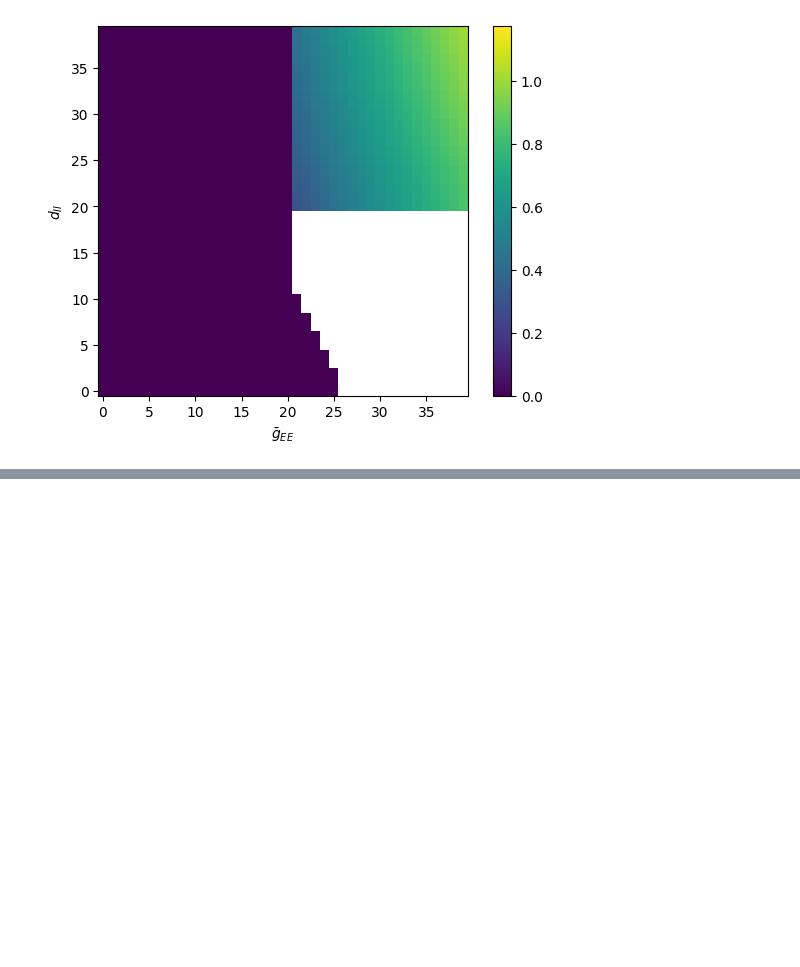
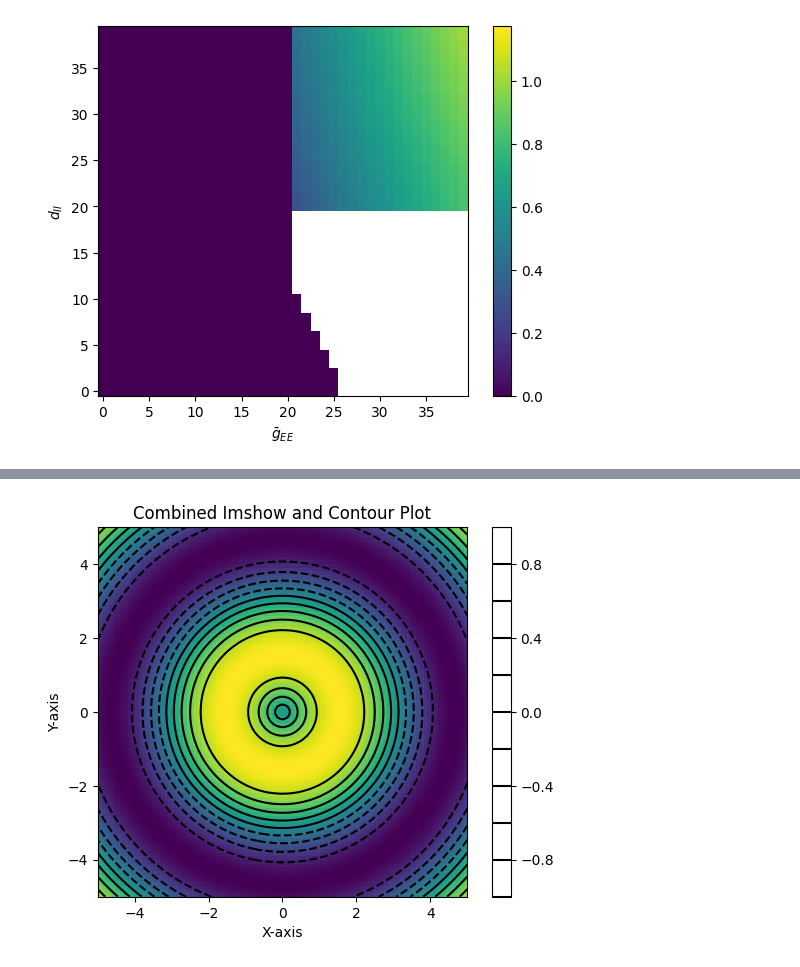
Before and after one commit to huang-yh20/spatial-linear-project, a Jupyter notebook: code/phase/try_phase.ipynb, the cells around one changed output, grey strips where cells are left out. Saved outputs shown, nothing was run; the diff lists cells and outputs as text; code cells hidden in the pictures; blank space fills up the shorter version.

```diff
--- a/code/phase/try_phase.ipynb
+++ b/code/phase/try_phase.ipynb
@@ -225,0 +236,26 @@ Text(0.5, 0, '$\\bar{g}_{EE}$')
+# %%
+import matplotlib.pyplot as plt
+import numpy as np
+
+# 创建数据
+x = np.linspace(-5, 5, 100)
+y = np.linspace(-5, 5, 100)
+X, Y = np.meshgrid(x, y)
+Z = np.sin(np.sqrt(X**2 + Y**2))
+
+# 使用imshow绘制图像
+plt.imshow(Z, extent=[-5, 5, -5, 5], origin='lower', cmap='viridis')
+
+# 使用contour绘制等高线
+contour = plt.contour(X, Y, Z, levels=10, colors='black')
+
+# 添加标题和标签
+plt.title('Combined Imshow and Contour Plot')
+plt.xlabel('X-axis')
+plt.ylabel('Y-axis')
+
+# 显示图形
+plt.colorbar()  # 可选，为imshow添加颜色条
+plt.show()
+# %% [output]
+[figure, added]
```
Also changed, not shown: parts of 1 cell of this notebook, 2 other files.
